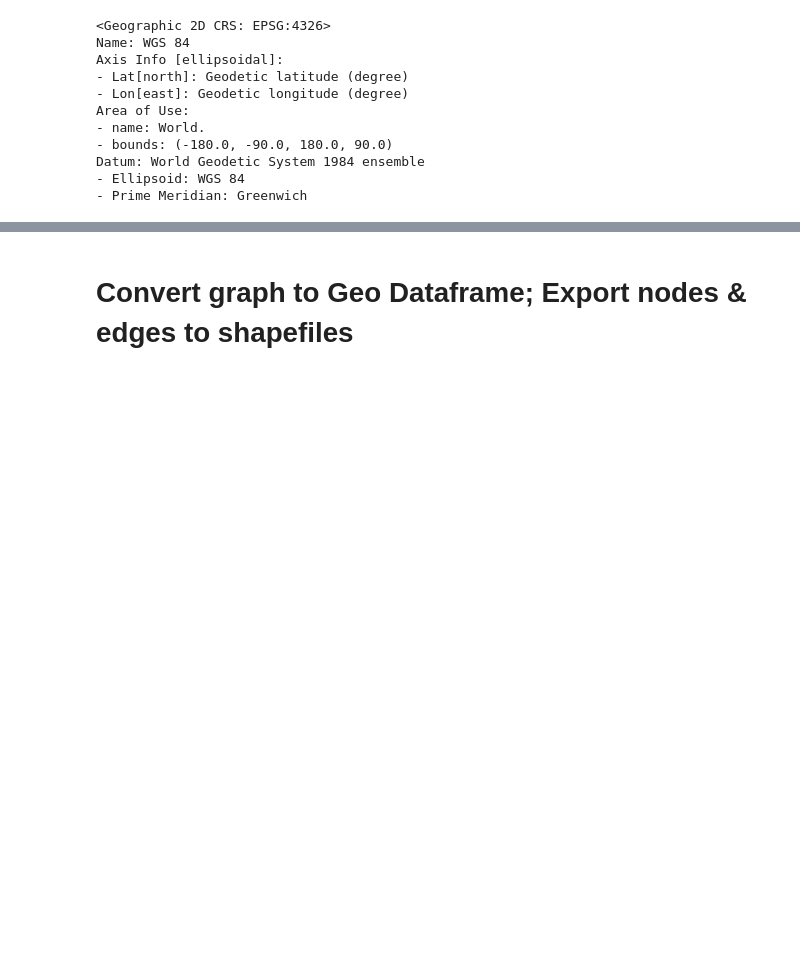
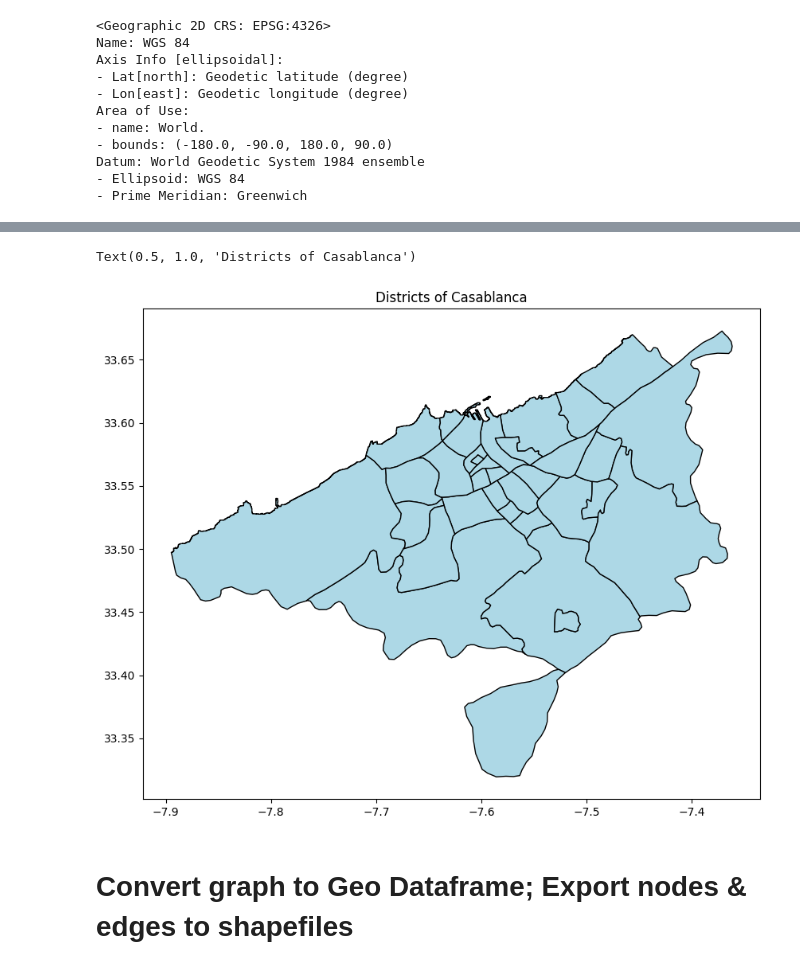
Before and after one commit to afkk25/capstone_repo, a Jupyter notebook: notebooks/01_data_collection.ipynb, the cells around one changed output, grey strips where cells are left out. Drawn from its saved outputs; the diff is of its cells as text; code cells hidden in the pictures; blank space fills up the shorter version.

Commit message:
GETTING DISTRICTS DATA AND PREPROCESSING

```diff
--- a/notebooks/01_data_collection.ipynb
+++ b/notebooks/01_data_collection.ipynb
@@ -166,0 +99,3 @@ stops.to_csv(f"{DATA_DIR}/casablanca_transport_stops.csv", index=False)
+# %%
+districts = gpd.read_file(f"{DATA_DIR}/gadm/gadm41_MAR_4.shp")
+districts.head()
@@ -166,0 +109,4 @@ stops.to_csv(f"{DATA_DIR}/casablanca_transport_stops.csv", index=False)
+# %%
+casablanca_districts = districts[districts['NAME_2'].str.contains("Casablanca", case=False, na=False)]
+# %%
+casablanca_districts = casablanca_districts.to_crs(epsg=4326)
@@ -166,0 +135,7 @@ stops.to_csv(f"{DATA_DIR}/casablanca_transport_stops.csv", index=False)
+# %%
+casablanca_districts.plot(figsize=(10,10), edgecolor='black', facecolor='lightblue')
+plt.savefig(f'{ANALYSIS_OUTPUT_DIR}/CasablancaDistricts.png', bbox_inches='tight')
+plt.title("Districts of Casablanca")
+# %% [output]
+Text(0.5, 1.0, 'Districts of Casablanca')
+[figure, added]
```
Also changed, not shown: parts of 20 cells of this notebook, 13 other files.
